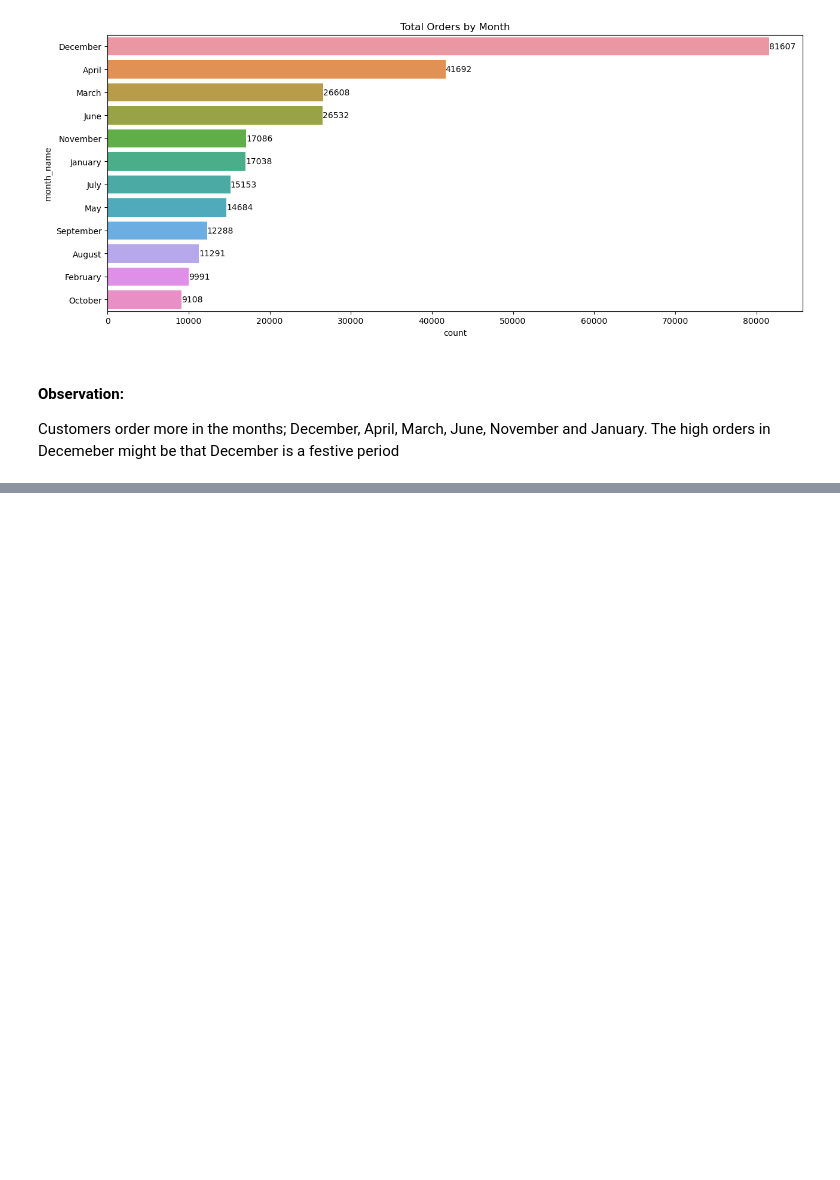
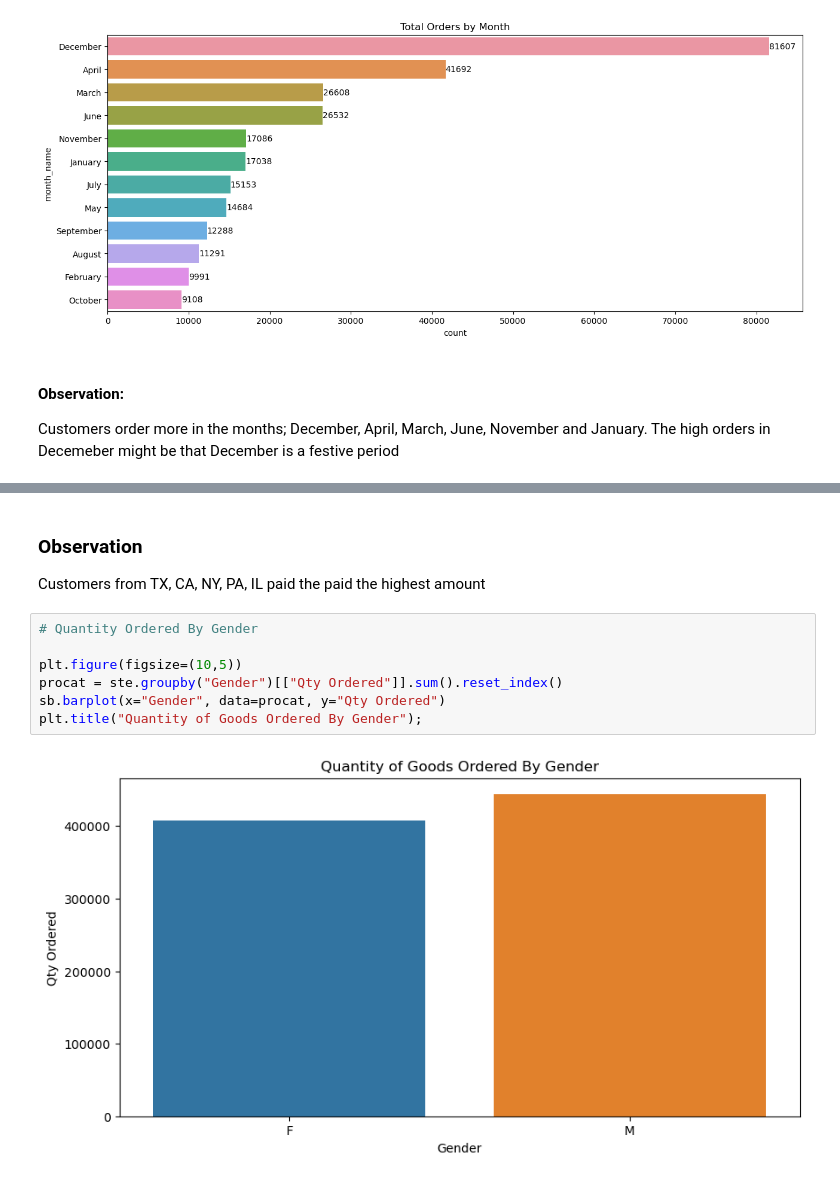
Before and after one commit to Baltto365/Sterling-Ecommerce-EDA, a Jupyter notebook: Sterling Analysis.ipynb, the cells around one changed output, grey strips where cells are left out. Saved outputs shown, nothing was run; the diff lists cells and outputs as text; blank space fills up the shorter version.

```diff
--- a/Sterling Analysis.ipynb
+++ b/Sterling Analysis.ipynb
@@ -260,0 +306,12 @@ sb.barplot(x="Category", data=procat, y="Total", hue="metric");
+# %% [markdown]
+### Observation
+Customers from TX, CA, NY, PA, IL paid the paid the highest amount
+# %%
+# Quantity Ordered By Gender
+
+plt.figure(figsize=(10,5))
+procat = ste.groupby("Gender")[["Qty Ordered"]].sum().reset_index()
+sb.barplot(x="Gender", data=procat, y="Qty Ordered")
+plt.title("Quantity of Goods Ordered By Gender");
+# %% [output]
+[figure, added]
```
Also changed, not shown: parts of 23 cells of this notebook.
